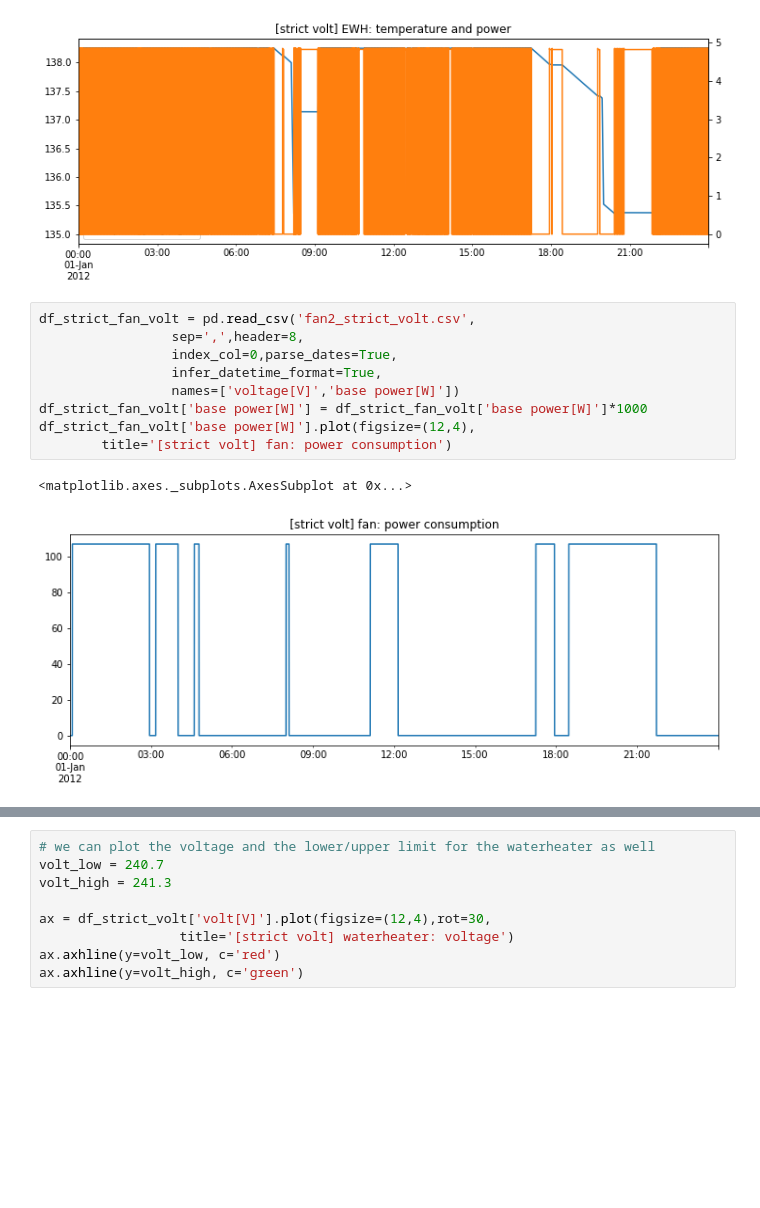
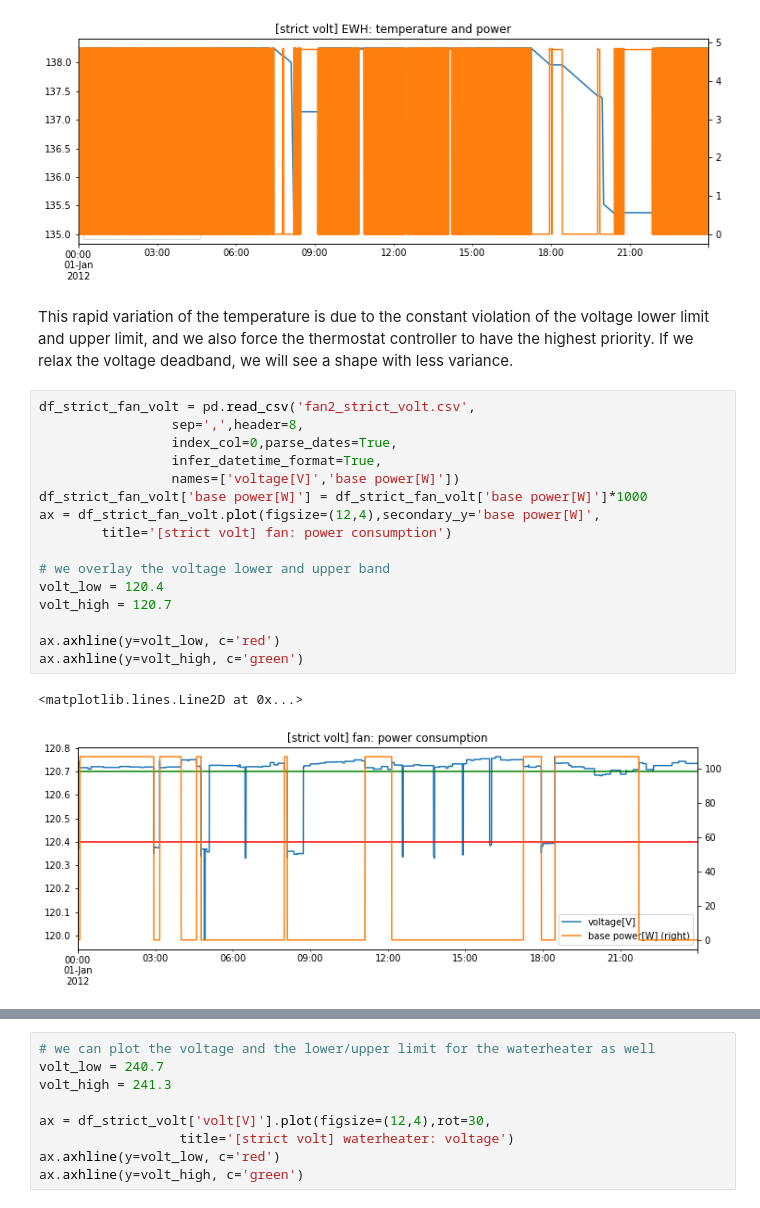
Before and after one commit to gridballast/gridlabGb, a Jupyter notebook: GridBallastTest/controller_example/controller_usage_demonstration_new.ipynb, the cells around one changed output, grey strips where cells are left out. Saved outputs shown, nothing was run; the diff lists cells and outputs as text; blank space fills up the shorter version.

```diff
--- a/GridBallastTest/controller_example/controller_usage_demonstration_new.ipynb
+++ b/GridBallastTest/controller_example/controller_usage_demonstration_new.ipynb
@@ -556,15 +629,24 @@ df_strict_volt[['temperature[F]','power[kW]']].\
 [figure]
 [figure]
 [figure]
+# %% [markdown]
+This rapid variation of the temperature is due to the constant violation of the voltage lower limit and upper limit, and we also force the thermostat controller to have the highest priority. If we relax the voltage deadband, we will see a shape with less variance.
 # %%
 df_strict_fan_volt = pd.read_csv('fan2_strict_volt.csv',
                  sep=',',header=8,
                  index_col=0,parse_dates=True,
                  infer_datetime_format=True,
                  names=['voltage[V]','base power[W]'])
 df_strict_fan_volt['base power[W]'] = df_strict_fan_volt['base power[W]']*1000
-df_strict_fan_volt['base power[W]'].plot(figsize=(12,4),
+ax = df_strict_fan_volt.plot(figsize=(12,4),secondary_y='base power[W]',
         title='[strict volt] fan: power consumption')
+
+# we overlay the voltage lower and upper band
+volt_low = 120.4
+volt_high = 120.7
+
+ax.axhline(y=volt_low, c='red')
+ax.axhline(y=volt_high, c='green')
 # %% [output]
-<matplotlib.axes._subplots.AxesSubplot at 0x...>
+<matplotlib.lines.Line2D at 0x...>
-[figure, old version]
+[figure, new version]
```
Also changed, not shown: parts of 13 cells of this notebook, 1 other file.
